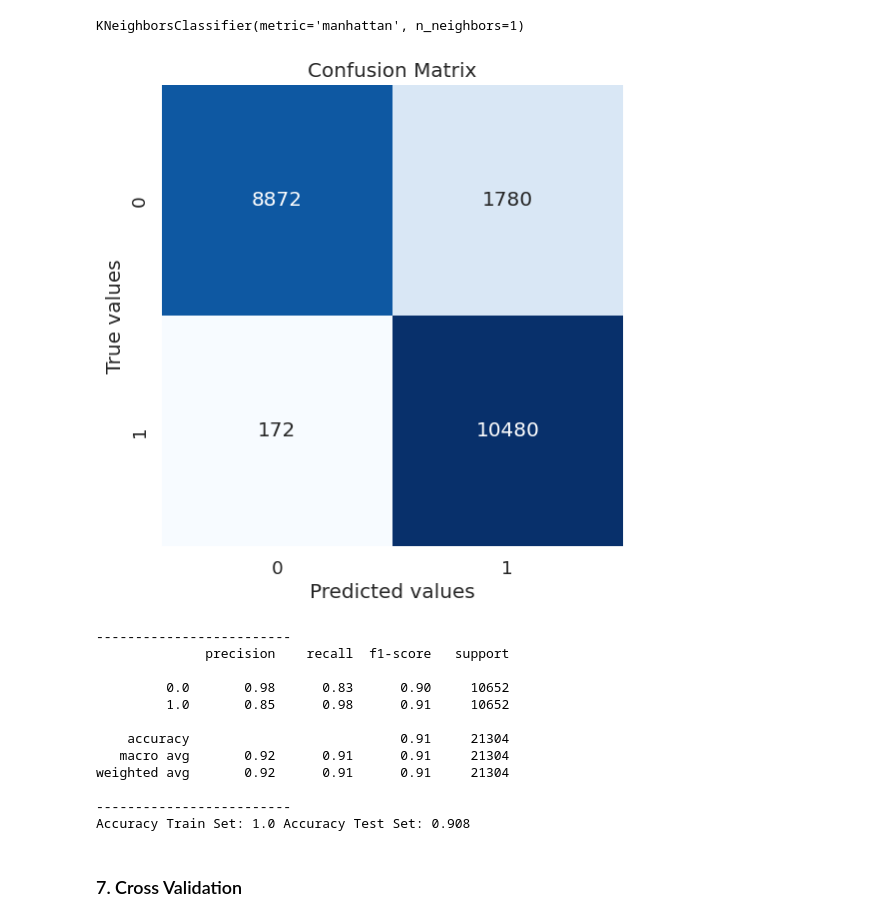
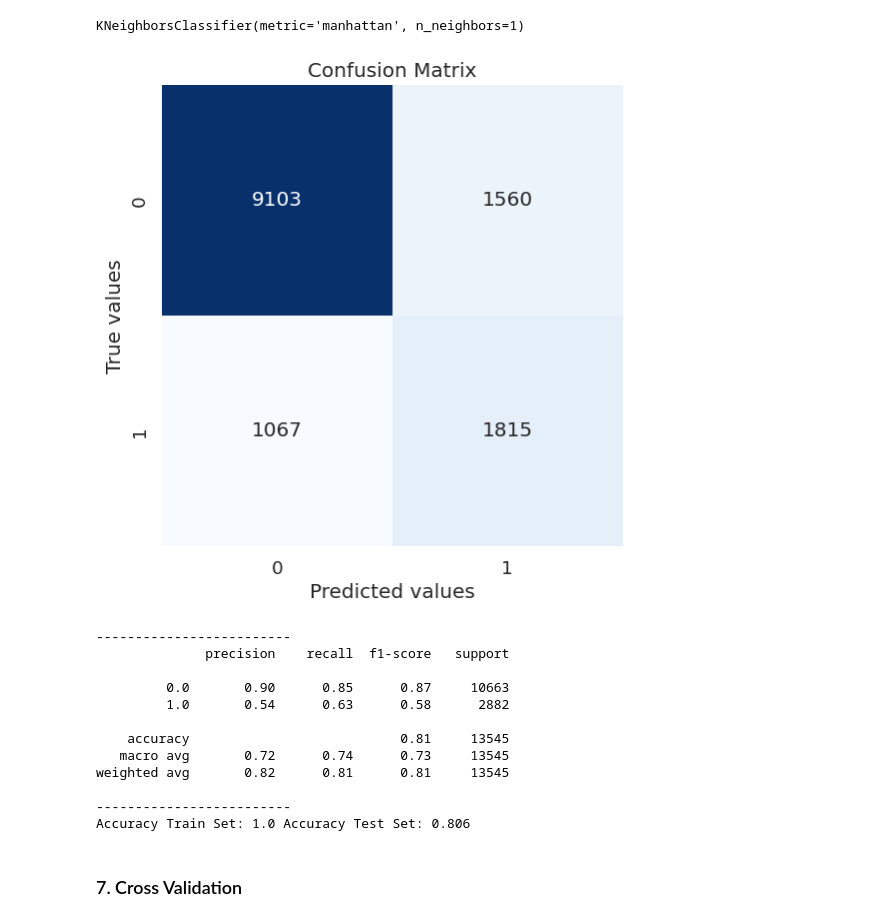
Before and after one commit to claudiawiese/weather_project, a Jupyter notebook: notebooks/MLModels/KNN_Modelling.ipynb, the cells around one changed output. Saved outputs shown, nothing was run; the diff lists cells and outputs as text; code cells hidden in the pictures.

```diff
--- a/notebooks/MLModels/KNN_Modelling.ipynb
+++ b/notebooks/MLModels/KNN_Modelling.ipynb
@@ -137,11 +137,6 @@ weighted avg       0.84      0.85      0.84     13545
 Accuracy Train Set: 0.863 Accuracy Test Set: 0.852
 # %% [markdown]
 ### 2. With over sampling
-# %%
-df = pd.read_csv('weatherAUS_imputed.csv')
-df.head()
-data = df.drop(columns=['RainTomorrow', 'Location', 'Date'])
-target = df['RainTomorrow']
 # %% [markdown]
 ### 2.1 RandomOverSampling
 # %%
@@ -252,4 +246,4 @@ Accuracy Train Set: 0.856 Accuracy Test Set: 0.84
 ### 3.1 RandomUnderSampler
 # %%
 rus = RandomUnderSampler()
-sample_rus = rus.fit_resample(data,target)
+X_rus, y_rus = rus.fit_resample(data,target)
@@ -258,6 +250,6 @@ X_train_rus, X_test_rus, y_train_rus, y_test_rus = train_test_split(sample_rus[0
 # %%
 knn_rus = neighbors.KNeighborsClassifier(n_neighbors=23, metric="manhattan")
-knn_rus.fit(X_train_rus, y_train_rus)
+knn_rus.fit(X_rus, y_rus)
 # %% [output]
 KNeighborsClassifier(metric='manhattan', n_neighbors=23)
 # %%
@@ -326,28 +322,28 @@ knn_fit_sm.best_params_
 # %% [markdown]
 ### 5.2 Best Parameters Fit
 # %%
-knn_sm_best = neighbors.KNeighborsClassifier(n_neighbors=1, metric="manhattan")
-knn_sm_best.fit(X_train_sm, y_train_sm)
+knn_rus_best = neighbors.KNeighborsClassifier(n_neighbors=1, metric="manhattan")
+knn_rus_best.fit(X_rus, y_rus)
 # %% [output]
 KNeighborsClassifier(metric='manhattan', n_neighbors=1)
 # %%
-y_pred_best = knn_sm_best.predict(X_test_sm)
-y_pred_train_best = knn_sm_best.predict(X_train_sm)
-confusion_matrix_classification_report(y_test_sm, y_pred_best, y_train_sm, y_pred_train_best)
+y_pred_best = knn_rus_best.predict(X_test)
+y_pred_train_best = knn_rus_best.predict(X_train)
+confusion_matrix_classification_report(y_test, y_pred_best, y_train, y_pred_train_best)
 # %% [output]
-[figure, old version]
+[figure, new version]
 -------------------------
               precision    recall  f1-score   support
 
-         0.0       0.98      0.83      0.90     10652
-         1.0       0.85      0.98      0.91     10652
+         0.0       0.90      0.85      0.87     10663
+         1.0       0.54      0.63      0.58      2882
 
-    accuracy                           0.91     21304
-   macro avg       0.92      0.91      0.91     21304
-weighted avg       0.92      0.91      0.91     21304
+    accuracy                           0.81     13545
+   macro avg       0.72      0.74      0.73     13545
+weighted avg       0.82      0.81      0.81     13545
 
 -------------------------
-Accuracy Train Set: 1.0 Accuracy Test Set: 0.908
+Accuracy Train Set: 1.0 Accuracy Test Set: 0.806
 # %% [markdown]
 ### 7. Cross Validation
 # %%
```
Also changed, not shown: parts of 25 cells of this notebook, 1 other file.
